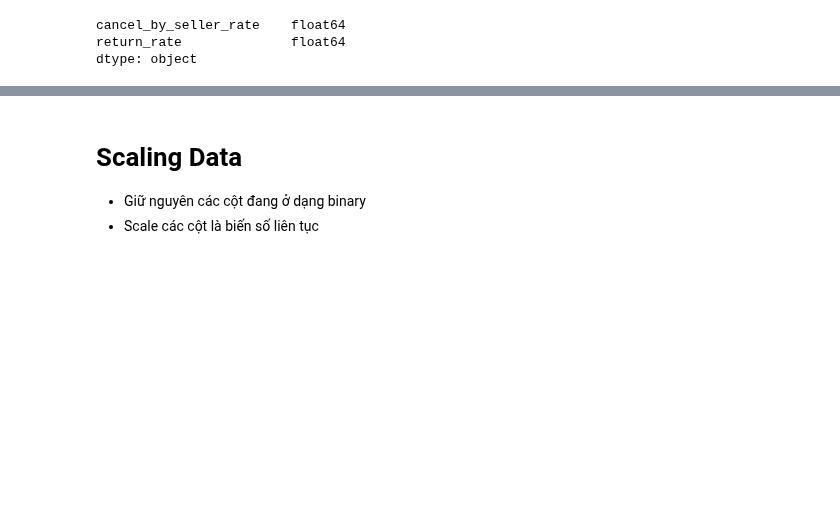
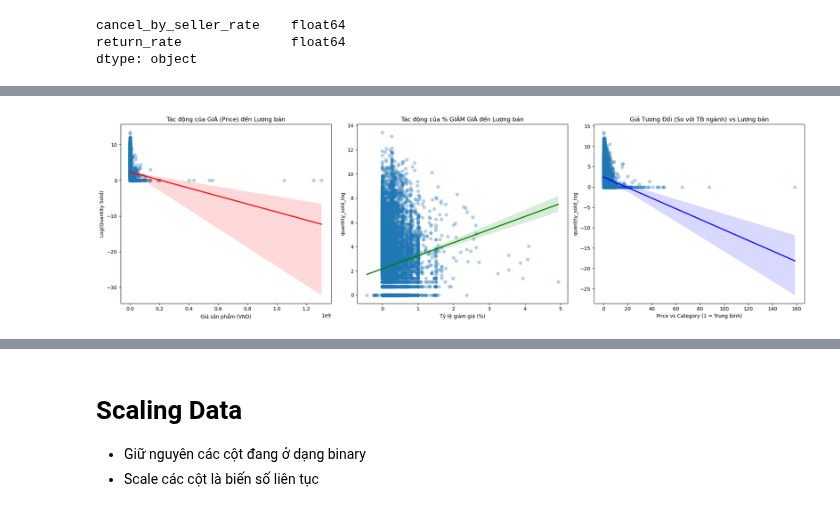
Before and after one commit to manhha2502/IntroductionToDataScience_Group09, a Jupyter notebook: preprocessing.ipynb, the cells around one changed output, grey strips where cells are left out. Saved outputs shown, nothing was run; the diff lists cells and outputs as text; code cells hidden in the pictures; blank space fills up the shorter version.

```diff
--- a/preprocessing.ipynb
+++ b/preprocessing.ipynb
@@ -75,6 +75,10 @@ print(df[['cancel_by_seller_rate', 'return_rate']].dtypes)
 cancel_by_seller_rate    float64
 return_rate              float64
 dtype: object
+# %%
+# Xử lý data conflict ở discount_rate
+df['discount_rate'] = df['original_price']/df['price']-1
+df.to_csv("clean_data.csv", index=True)
 # %% [markdown]
 # Feature engineering
 
@@ -203,0 +217,88 @@ Ngưỡng xác định sản phẩm thành công (is_successful=1): Bán >= 5.0
+# %%
+import matplotlib.pyplot as plt
+import seaborn as sns
+
+# Giả sử df là dataframe của bạn (đã có quantity_sold, price, discount_rate, price_vs_category...)
+# Nếu chưa có log sold, tạo lại để vẽ cho đẹp
+df['quantity_sold_log'] = np.log1p(df['quantity_sold'])
+
+print("📊 BẮT ĐẦU PHÂN TÍCH TÁC ĐỘNG CỦA GIÁ...")
+
+# ==============================================================================
+# 1. TRỰC QUAN HÓA (SCATTER PLOTS)
+# ==============================================================================
+fig, axes = plt.subplots(1, 3, figsize=(20, 6))
+
+# Biểu đồ 1: Giá vs Lượng bán (Log)
+sns.regplot(x='price', y='quantity_sold_log', data=df, ax=axes[0],
+            scatter_kws={'alpha':0.3}, line_kws={'color':'red'})
+axes[0].set_title('Tác động của GIÁ (Price) đến Lượng bán')
+axes[0].set_xlabel('Giá sản phẩm (VND)')
+axes[0].set_ylabel('Log(Quantity Sold)')
+
+# Biểu đồ 2: % Giảm giá vs Lượng bán (Log)
+sns.regplot(x='discount_rate', y='quantity_sold_log', data=df, ax=axes[1],
+            scatter_kws={'alpha':0.3}, line_kws={'color':'green'})
+axes[1].set_title('Tác động của % GIẢM GIÁ đến Lượng bán')
+axes[1].set_xlabel('Tỷ lệ giảm giá (%)')
+
+# Biểu đồ 3: Giá tương đối vs Lượng bán (Log)
+# (Đây là feature quan trọng nhất: Đắt hay Rẻ so với danh mục)
+sns.regplot(x='price_vs_category', y='quantity_sold_log', data=df, ax=axes[2],
+            scatter_kws={'alpha':0.3}, line_kws={'color':'blue'})
+axes[2].set_title('Giá Tương Đối (So với TB ngành) vs Lượng bán')
+axes[2].set_xlabel('Price vs Category (1 = Trung bình)')
+
+plt.tight_layout()
+plt.show()
+
+# ==============================================================================
+# 2. TÍNH HỆ SỐ TƯƠNG QUAN (CORRELATION)
+# ==============================================================================
+price_cols = ['quantity_sold', 'price', 'discount_rate', 'discount_amount', 'price_vs_category']
+# Lọc các cột tồn tại
+price_cols = [c for c in price_cols if c in df.columns]
+
+corr_price = df[price_cols].corr()['quantity_sold'].sort_values(ascending=False)
+print("\n🔢 Hệ số tương quan với Quantity Sold:")
+print(corr_price)
+
+# ==============================================================================
+# 3. PHÂN TÍCH SÂU: PHÂN KHÚC GIÁ (PRICE BINS)
+# ==============================================================================
+# Chia giá thành 5 nhóm (Rất rẻ, Rẻ, Trung bình, Cao, Rất cao)
+try:
+    df['price_bin'] = pd.qcut(df['price'], q=5, labels=['Very Low', 'Low', 'Medium', 'High', 'Very High'])
+
+    # Tính trung bình lượng bán cho mỗi nhóm
+    bin_stats = df.groupby('price_bin')['quantity_sold'].mean().reset_index()
+
+    plt.figure(figsize=(8, 5))
+    sns.barplot(x='price_bin', y='quantity_sold', data=bin_stats, palette='Blues_d')
+    plt.title('Lượng bán trung bình theo Phân khúc giá')
+    plt.ylabel('Avg Quantity Sold')
+    plt.show()
+except:
+    print("Không đủ dữ liệu để chia bin.")
+
+# ==============================================================================
+# 4. MÔ HÌNH HỒI QUY ĐƠN GIẢN (OLS REGRESSION)
+# Để xem tác động của từng yếu tố khi giữ nguyên các yếu tố khác
+# ==============================================================================
+import statsmodels.api as sm
+
+# Chọn các biến độc lập liên quan đến giá
+X_cols = ['price', 'discount_rate', 'discount_amount', 'price_vs_category', 'is_charm_price']
+X_cols = [c for c in X_cols if c in df.columns]
+
+# Chuẩn bị dữ liệu (bỏ Na)
+df_reg = df.dropna(subset=X_cols + ['quantity_sold_log'])
+
+X = df_reg[X_cols]
+X = sm.add_constant(X) # Thêm hằng số chặn
+y = df_reg['quantity_sold_log'] # Dùng log để mô hình tốt hơn
+
+model = sm.OLS(y, X).fit()
+print("\n📈 Kết quả Mô hình Hồi quy (Tác động của các yếu tố giá):")
+print(model.summary().tables[1])
+# %% [output]
@@ -203,0 +306 @@ Ngưỡng xác định sản phẩm thành công (is_successful=1): Bán >= 5.0
+[figure, added]
```
Also changed, not shown: parts of 10 cells of this notebook, 1 other file.
